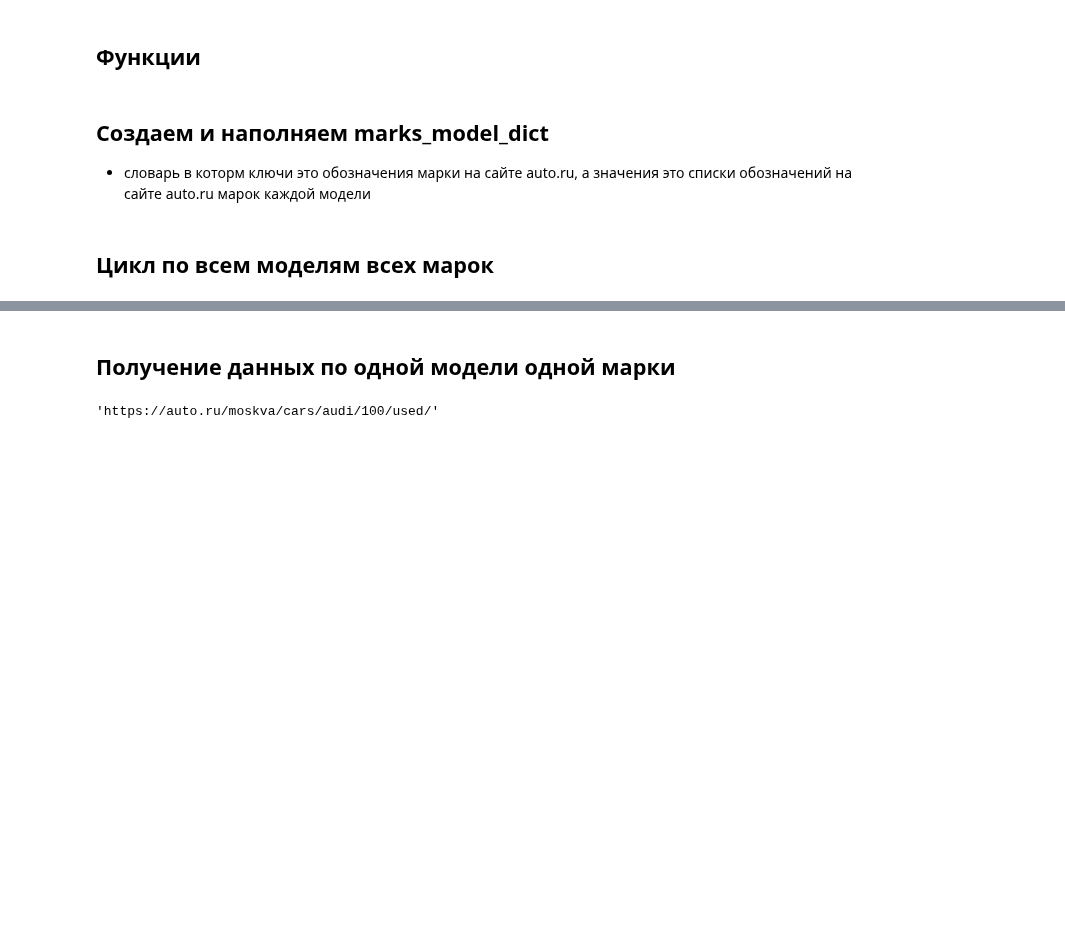
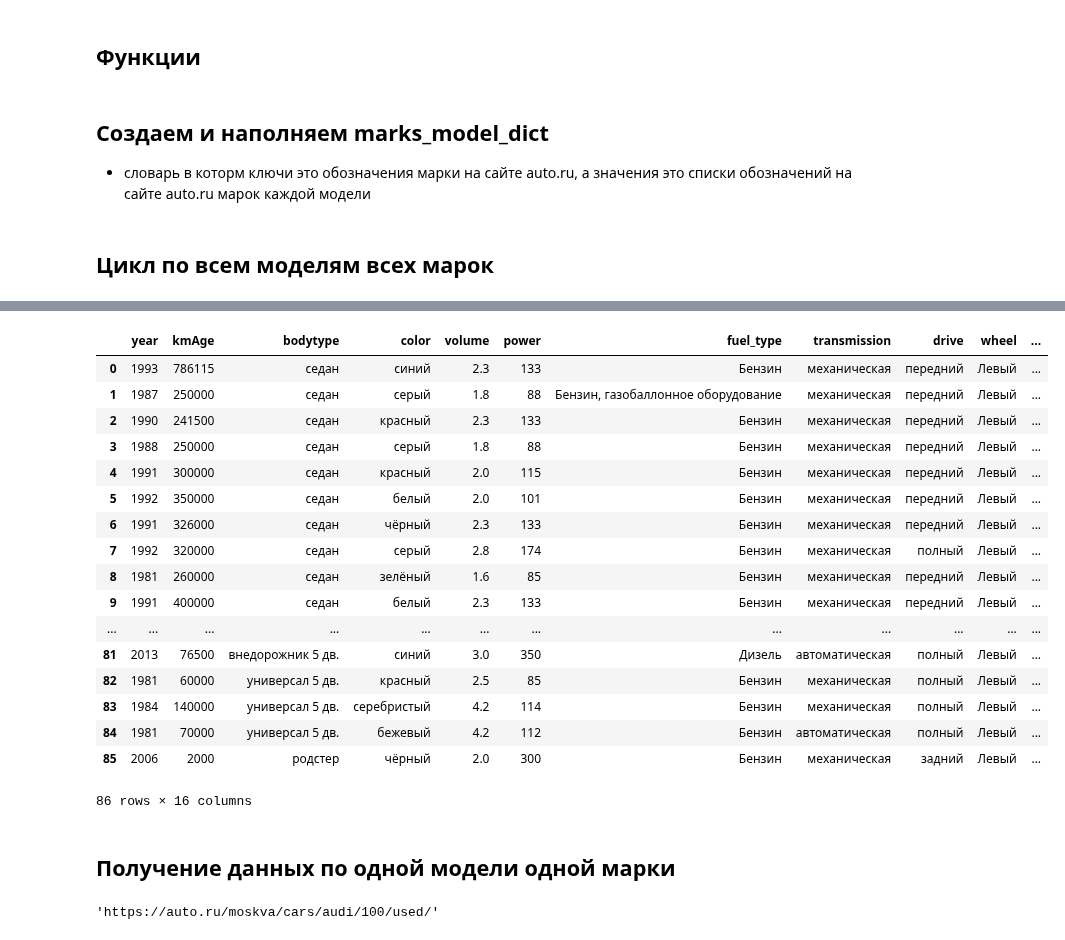
Before and after one commit to IvanovDmitryV/skillfactory_rds, a Jupyter notebook: Unit_6/Parsing_draft.ipynb, the cells around one changed output, grey strips where cells are left out. Cells and saved outputs as stored; diff of their text form; code cells hidden in the pictures; blank space fills up the shorter version.

```diff
--- a/Unit_6/Parsing_draft.ipynb
+++ b/Unit_6/Parsing_draft.ipynb
@@ -136,0 +135,3 @@ pd.concat()
+# %%
+ttt = marks_models_dict.iloc[1:7]
+ttt
@@ -137,3 +146,64 @@ pd.concat()
+# %%
+for mark in tqdm(ttt.index):
+    for model in ttt[mark]:
+        url = 'https://auto.ru/moskva/cars/' + mark + '/' + model + '/used/'
+#         print(url)
+
+    # просмотр последовательно всех страниц текущей модели-model текущей марки-mark
+    for pages_num in range(1,100):
+
+        if pages_num==1: params = {}
+        else:            params = {'page': pages_num}
+
+        res = requests.get(url, params=params, headers=headers)
+        res.encoding = 'utf-8'
+        time.sleep(1)
+
+        # создаем обьект bs4.BeautifulSoup из html очередной страницы с обьявлениями по текущей модели текущей марки
+        soup = BeautifulSoup(res.text, 'html.parser')
+
+        # список html-ек карточек на странице
+        tickets_on_page_list = soup.find_all('a', class_='ListingItemTitle-module__link')
+
+        if not tickets_on_page_list: # выход по исчерпанию страниц текущей модели текущей марки
+            break
+
+        # обработка карточек на странице
+        for ticket in tickets_on_page_list:
+            # получаем url карточки текущего обьявления
+            ticket_url = ticket.get('href')
+
+            # получем html карточки текщего обьявления
+            ticket_res = requests.get(ticket_url)
+            ticket_res.encoding = 'utf-8'
+            time.sleep(0.1)
+
+            # создаем обьект bs4.BeautifulSoup из html карточки текщего обьявления
+            ticket_bs = BeautifulSoup(ticket_res.text, 'html.parser')
+
+            # извлекаем признаки и заполняем строку train-а
+            trn.loc[len(trn)] = get_features_from_ticket(ticket_bs)
+# %%
+trn
+# %% [output]
+|  | year | kmAge | bodytype | color | volume | power | fuel_type | transmission | drive | wheel | ... |
+| 0 | 1993 | 786115 | седан | синий | 2.3 | 133 | Бензин | механическая | передний | Левый | ... |
+| 1 | 1987 | 250000 | седан | серый | 1.8 | 88 | Бензин, газобаллонное оборудование | механическая | передний | Левый | ... |
+| 2 | 1990 | 241500 | седан | красный | 2.3 | 133 | Бензин | механическая | передний | Левый | ... |
+| 3 | 1988 | 250000 | седан | серый | 1.8 | 88 | Бензин | механическая | передний | Левый | ... |
+| 4 | 1991 | 300000 | седан | красный | 2.0 | 115 | Бензин | механическая | передний | Левый | ... |
+| 5 | 1992 | 350000 | седан | белый | 2.0 | 101 | Бензин | механическая | передний | Левый | ... |
+| 6 | 1991 | 326000 | седан | чёрный | 2.3 | 133 | Бензин | механическая | передний | Левый | ... |
+| 7 | 1992 | 320000 | седан | серый | 2.8 | 174 | Бензин | механическая | полный | Левый | ... |
+| 8 | 1981 | 260000 | седан | зелёный | 1.6 | 85 | Бензин | механическая | передний | Левый | ... |
+| 9 | 1991 | 400000 | седан | белый | 2.3 | 133 | Бензин | механическая | передний | Левый | ... |
+| ... | ... | ... | ... | ... | ... | ... | ... | ... | ... | ... | ... |
+| 81 | 2013 | 76500 | внедорожник 5 дв. | синий | 3.0 | 350 | Дизель | автоматическая | полный | Левый | ... |
+| 82 | 1981 | 60000 | универсал 5 дв. | красный | 2.5 | 85 | Бензин | механическая | полный | Левый | ... |
+| 83 | 1984 | 140000 | универсал 5 дв. | серебристый | 4.2 | 114 | Бензин | механическая | полный | Левый | ... |
+| 84 | 1981 | 70000 | универсал 5 дв. | бежевый | 4.2 | 112 | Бензин | автоматическая | полный | Левый | ... |
+| 85 | 2006 | 2000 | родстер | чёрный | 2.0 | 300 | Бензин | механическая | задний | Левый | ... |
+86 rows × 16 columns
 # %% [markdown]
 ## Получение данных по одной модели одной марки
 # %%
```
Also changed, not shown: parts of 23 cells of this notebook.
